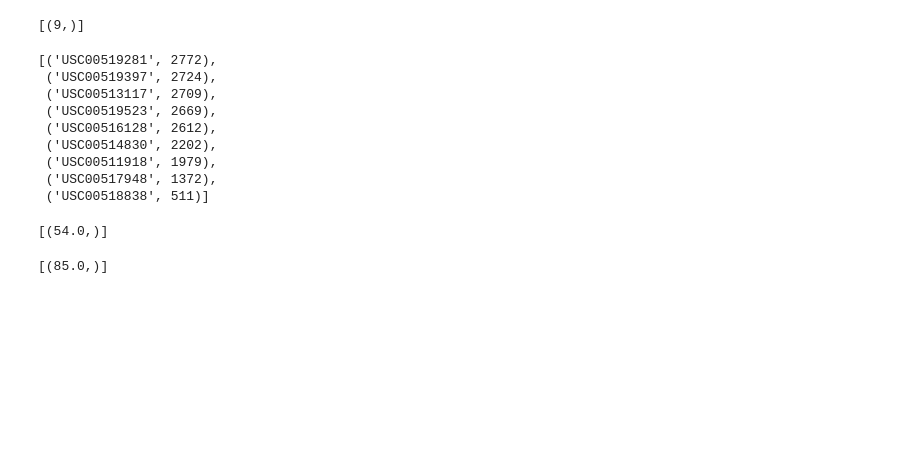
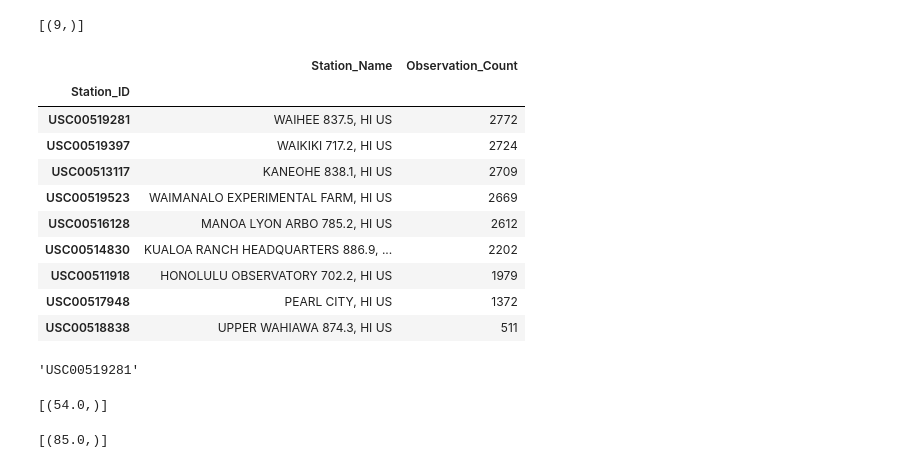
Before and after one commit to jcbates76/Precipitation_Analysis_SQLAlchemy, a Jupyter notebook: climate.ipynb, the cells around one changed output. Saved outputs shown, nothing was run; the diff lists cells and outputs as text; code cells hidden in the pictures; blank space fills up the shorter version.

```diff
--- a/climate.ipynb
+++ b/climate.ipynb
@@ -142,23 +143,40 @@ session.query(func.count(func.distinct(measurement.station))).all()
 # %%
 # Design a query to find the most active stations (i.e. what stations have the most rows?)
 # List the stations and the counts in descending order.
-session.query(measurement.station, func.count(measurement.station)).group_by(measurement.station)\
+sel = [measurement.station, station.station, station.name, func.count(measurement.station)]
+
+station_results = session.query(*sel)\
+    .filter(measurement.station == station.station)\
+    .group_by(measurement.station)\
     .order_by(func.count(measurement.station).desc()).all()
+station_results_df = pd.DataFrame(station_results, columns=['Station_ID', 'Station_ID_S', 'Station_Name', 'Observation_Count'])
+station_results_df = station_results_df.drop('Station_ID_S', axis=1)
+station_results_df = station_results_df.set_index('Station_ID')
+station_results_df
 # %% [output]
-[('USC00519281', 2772),
- ('USC00519397', 2724),
- ('USC00513117', 2709),
- ('USC00519523', 2669),
- ('USC00516128', 2612),
- ('USC00514830', 2202),
- ('USC00511918', 1979),
- ('USC00517948', 1372),
- ('USC00518838', 511)]
+|  | Station_Name | Observation_Count |
+| Station_ID |  |  |
+| USC00519281 | WAIHEE 837.5, HI US | 2772 |
+| USC00519397 | WAIKIKI 717.2, HI US | 2724 |
+| USC00513117 | KANEOHE 838.1, HI US | 2709 |
+| USC00519523 | WAIMANALO EXPERIMENTAL FARM, HI US | 2669 |
+| USC00516128 | MANOA LYON ARBO 785.2, HI US | 2612 |
+| USC00514830 | KUALOA RANCH HEADQUARTERS 886.9, ... | 2202 |
+| USC00511918 | HONOLULU OBSERVATORY 702.2, HI US | 1979 |
+| USC00517948 | PEARL CITY, HI US | 1372 |
+| USC00518838 | UPPER WAHIAWA 874.3, HI US | 511 |
 # %%
 # Using the most active station id from the previous query, calculate the lowest, highest, and average temperature.
-# Lowest Temperature
-session.query(func.min(measurement.tobs)).filter(measurement.station == "USC00519281").all()
+# Most active station
+active_station = station_results_df.index[0]
+active_station
 # %% [output]
-[(54.0,)]
+'USC00519281'
+# %%
+# Lowest Temperature
+lowest_temp = session.query(func.min(measurement.tobs)).filter(measurement.station == active_station).all()
+lowest_temp
+# %% [output]
+[(54.0,)]
 # %%
 #Highest Temperature
```
Also changed, not shown: parts of 5 cells of this notebook.
